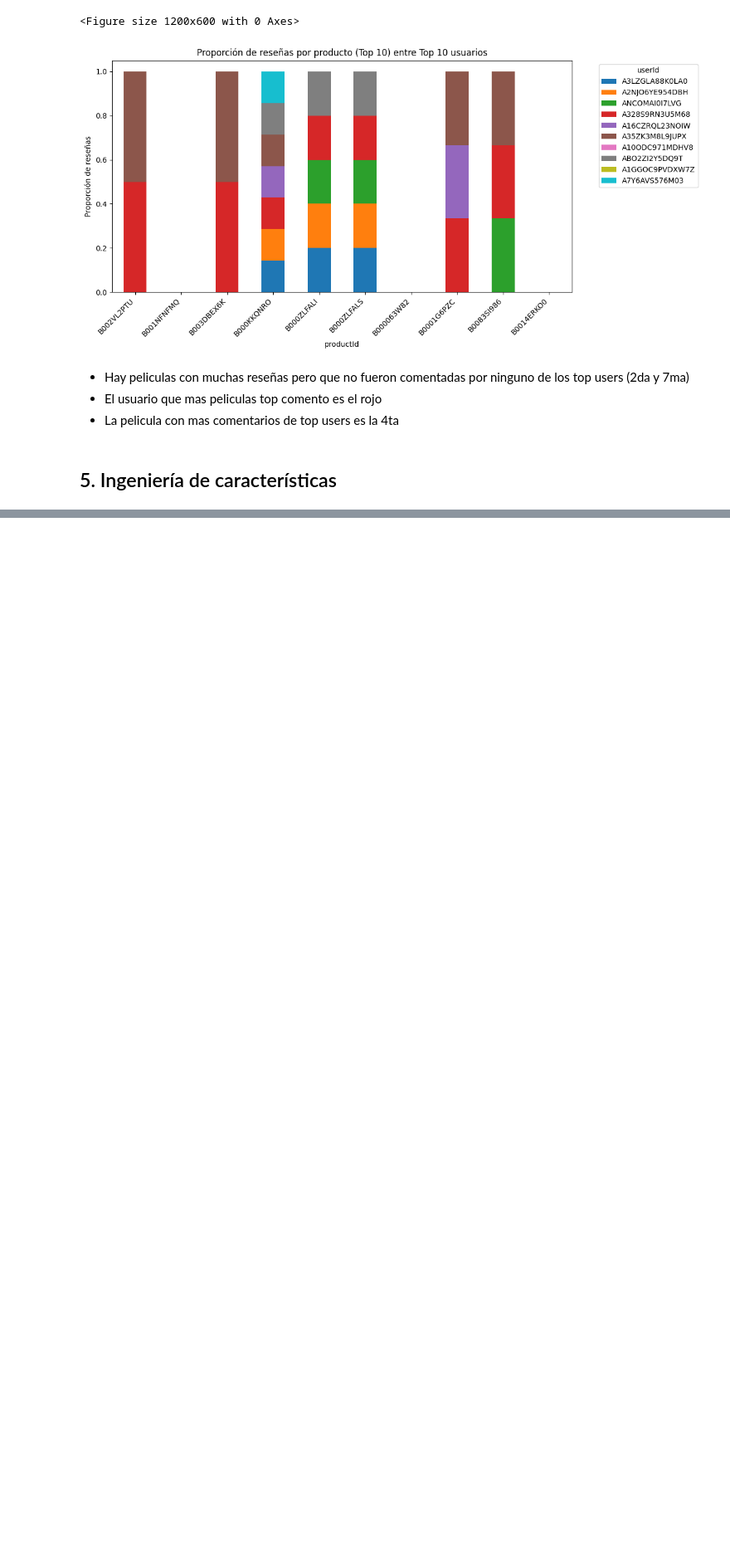
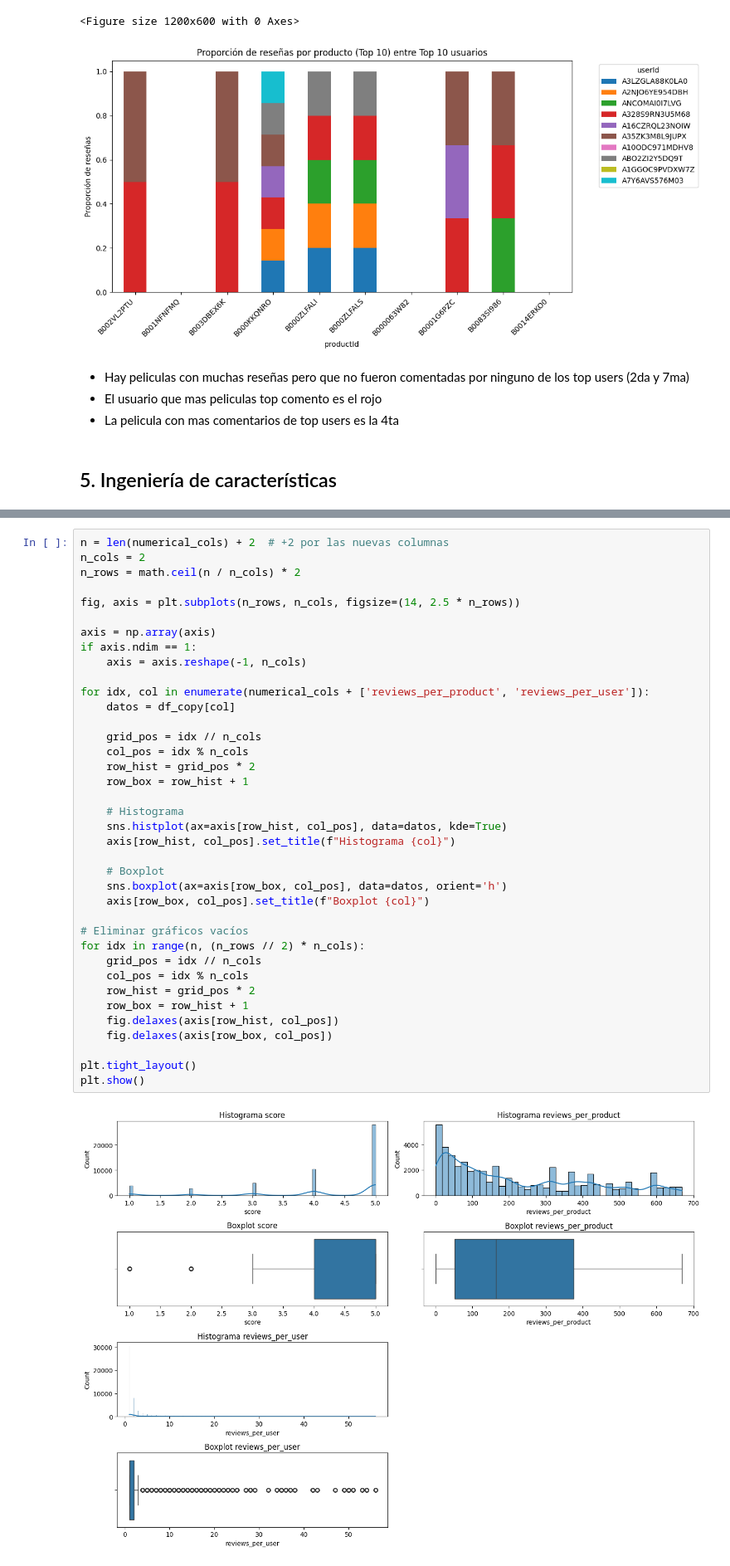
Before and after one commit to magy509/ingenieropg80.Proyecto_final_madre, a Jupyter notebook: src/analisis_feel.ipynb, the cells around one changed output, grey strips where cells are left out. Shown at 83% size. Saved outputs shown, nothing was run; the diff lists cells and outputs as text; blank space fills up the shorter version.

```diff
--- a/src/analisis_feel.ipynb
+++ b/src/analisis_feel.ipynb
@@ -369,0 +393,40 @@ plt.show()
+# %%
+n = len(numerical_cols) + 2  # +2 por las nuevas columnas
+n_cols = 2
+n_rows = math.ceil(n / n_cols) * 2
+
+fig, axis = plt.subplots(n_rows, n_cols, figsize=(14, 2.5 * n_rows))
+
+axis = np.array(axis)
+if axis.ndim == 1:
+    axis = axis.reshape(-1, n_cols)
+
+for idx, col in enumerate(numerical_cols + ['reviews_per_product', 'reviews_per_user']):
+    datos = df_copy[col]
+
+    grid_pos = idx // n_cols
+    col_pos = idx % n_cols
+    row_hist = grid_pos * 2
+    row_box = row_hist + 1
+
+    # Histograma
+    sns.histplot(ax=axis[row_hist, col_pos], data=datos, kde=True)
+    axis[row_hist, col_pos].set_title(f"Histograma {col}")
+
+    # Boxplot
+    sns.boxplot(ax=axis[row_box, col_pos], data=datos, orient='h')
+    axis[row_box, col_pos].set_title(f"Boxplot {col}")
+
+# Eliminar gráficos vacíos
+for idx in range(n, (n_rows // 2) * n_cols):
+    grid_pos = idx // n_cols
+    col_pos = idx % n_cols
+    row_hist = grid_pos * 2
+    row_box = row_hist + 1
+    fig.delaxes(axis[row_hist, col_pos])
+    fig.delaxes(axis[row_box, col_pos])
+
+plt.tight_layout()
+plt.show()
+# %% [output]
+[figure, added]
```
Also changed, not shown: parts of 26 cells of this notebook.
